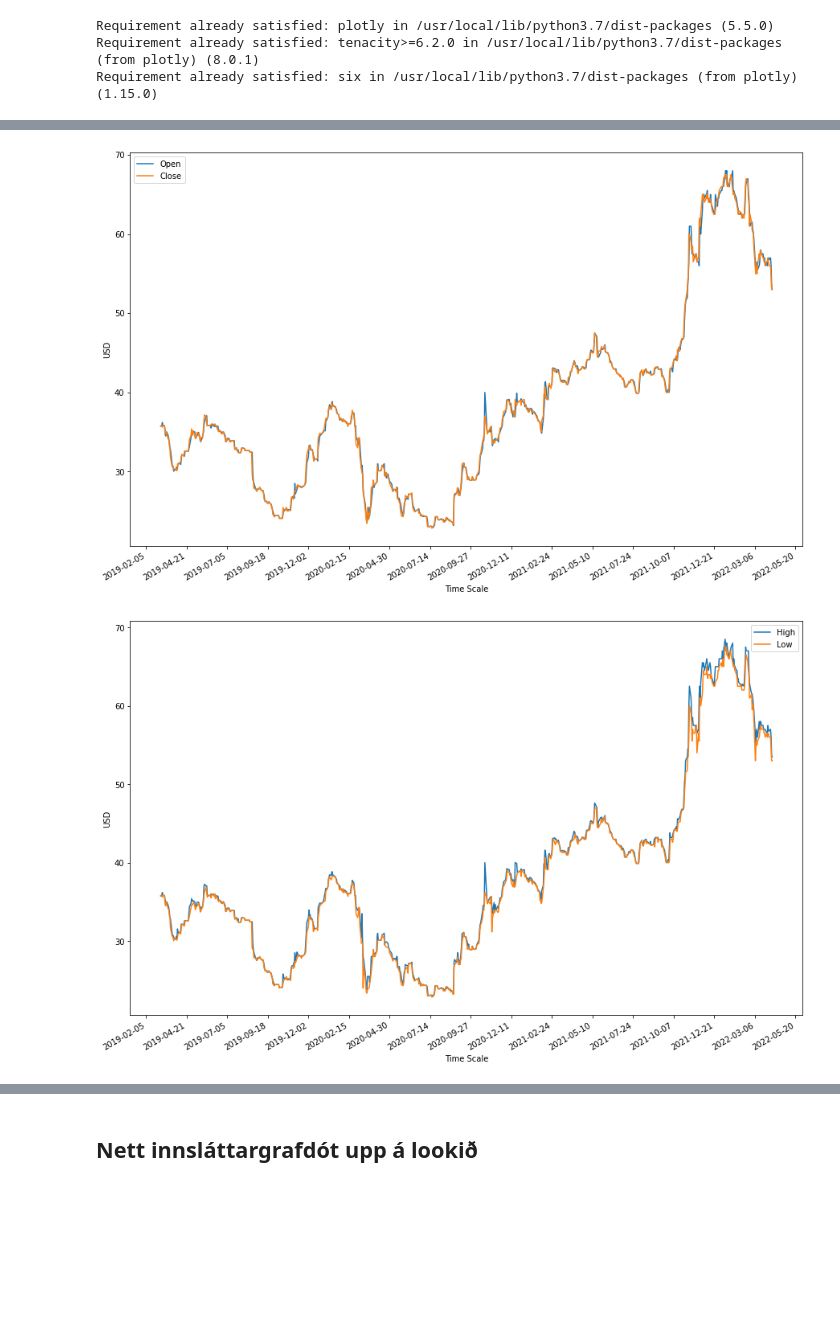
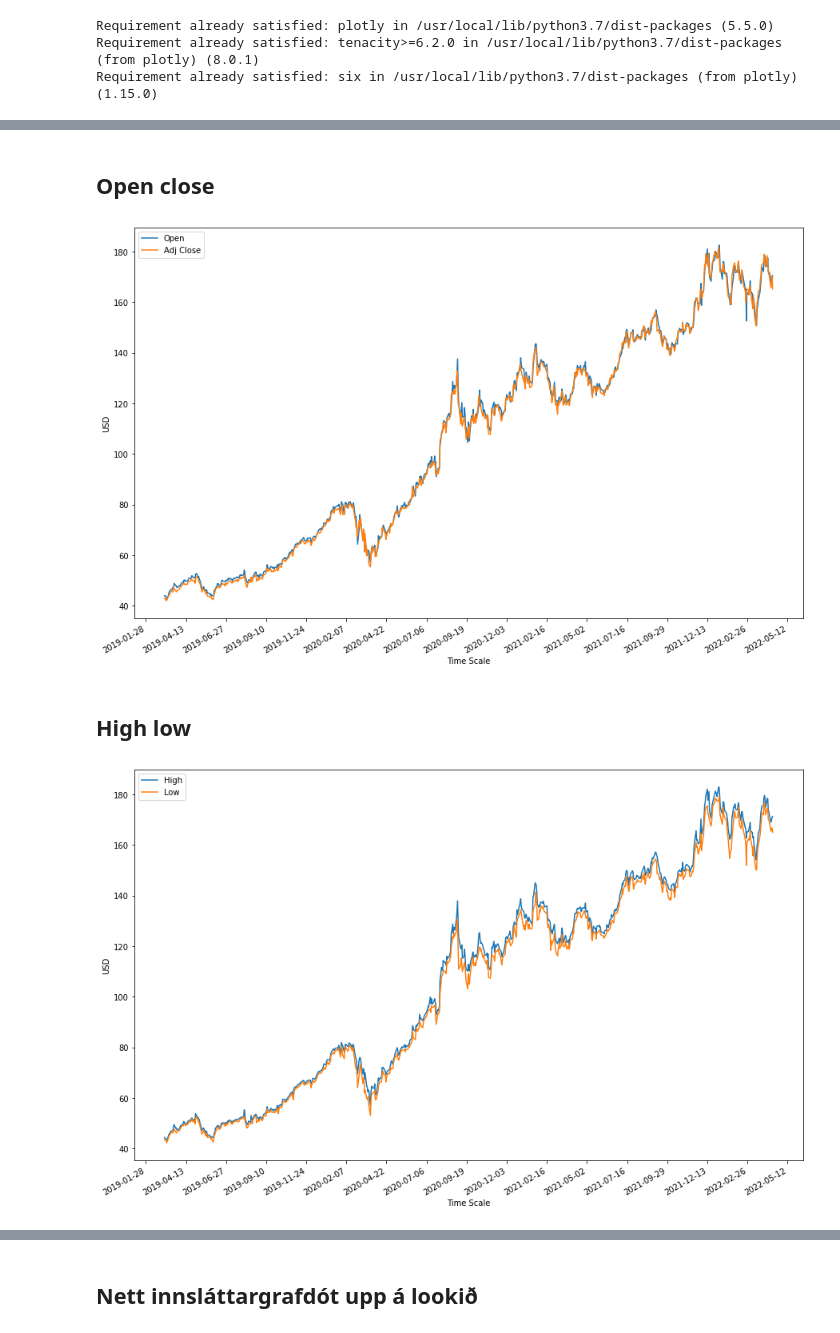
Before and after one commit to Orri050/Lokaverkefni, a Jupyter notebook: Lokaverkefni.ipynb, the cells around one changed output, grey strips where cells are left out. Cells and saved outputs as stored; diff of their text form; code cells hidden in the pictures; blank space fills up the shorter version.

```diff
--- a/Lokaverkefni.ipynb
+++ b/Lokaverkefni.ipynb
@@ -44,0 +48,3 @@ stock = yf.Ticker('SYN.IC')
+# %%
+choice = input('Write a stock symbol:')
+choice = choice.upper()
@@ -44,0 +55,3 @@ stock = yf.Ticker('SYN.IC')
+# %%
+data = yf.download(tickers=choice, start="2019-03-04", end="2022-04-30", interval='1d')
+#data = yf.download(tickers=choice, period = 'max', interval = '1d', rounding= True)
@@ -44,0 +60,4 @@ stock = yf.Ticker('SYN.IC')
+# %%
+data_Open=data[['Open']] #this returns a DataFrame, you don't need loc
+data_dates=data.index.to_frame().reset_index(drop=True)
+data_dates=stockh_dates.apply(pd.to_datetime)
@@ -92,30 +126,34 @@ Index: []
+# %% [markdown]
+## Open close
 # %%
 plt.figure(figsize=(15,10))
 plt.gca().xaxis.set_major_formatter(mdates.DateFormatter('%Y-%m-%d'))
 plt.gca().xaxis.set_major_locator(mdates.DayLocator(interval=75))
 
-x_dates=stockh_dates
-plt.plot(x_dates, stockh['Open'], label='Open')
-plt.plot(x_dates, stockh['Close'], label='Close')
+x_dates=data_dates
+plt.plot(x_dates, data['Open'], label='Open')
+plt.plot(x_dates, data['Adj Close'], label='Adj Close')
 plt.xlabel('Time Scale')
 plt.ylabel('USD')
 plt.legend()
 plt.gcf().autofmt_xdate()
 plt.show()
 # %% [output]
-[figure, old version]
+[figure, new version]
+# %% [markdown]
+## High low
 # %%
 plt.figure(figsize=(15,10))
 plt.gca().xaxis.set_major_formatter(mdates.DateFormatter('%Y-%m-%d'))
 plt.gca().xaxis.set_major_locator(mdates.DayLocator(interval=75))
 
-x_dates=stockh_dates
-plt.plot(x_dates, stockh['High'], label='High')
-plt.plot(x_dates, stockh['Low'], label='Low')
+x_dates=data_dates
+plt.plot(x_dates, data['High'], label='High')
+plt.plot(x_dates, data['Low'], label='Low')
 plt.xlabel('Time Scale')
 plt.ylabel('USD')
 plt.legend()
 plt.gcf().autofmt_xdate()
 plt.show()
 # %% [output]
-[figure, old version]
+[figure, new version]
```
Also changed, not shown: parts of 111 cells of this notebook.
